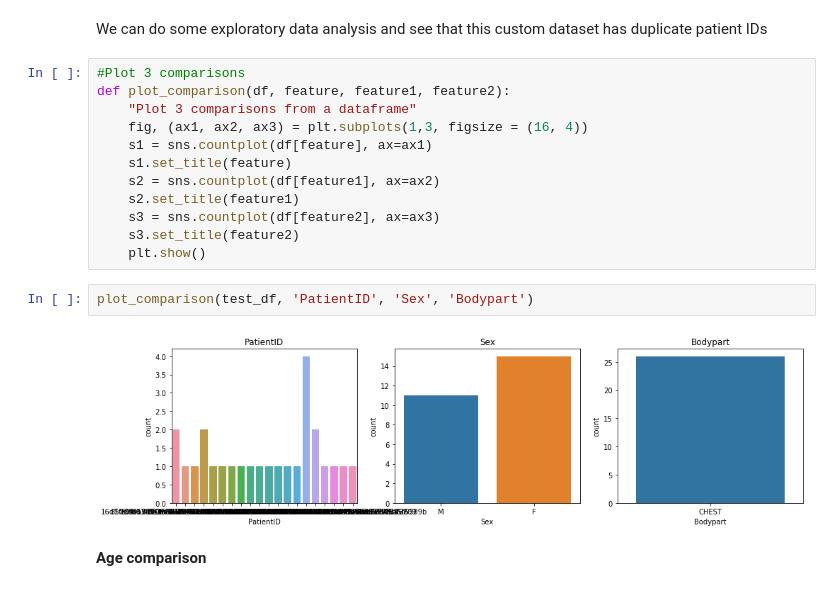
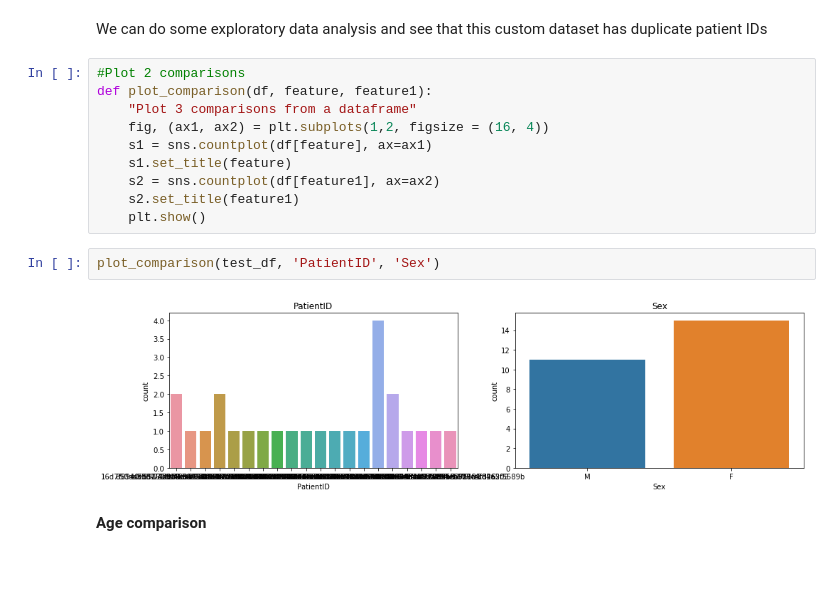
Before and after one commit to asvcode/MedicalImaging, a Jupyter notebook: _notebooks/2020-04-29-Starting-With-Medical-Imaging.ipynb, the cells around one changed output. Cells and saved outputs as stored; diff of their text form.

```diff
--- a/_notebooks/2020-04-29-Starting-With-Medical-Imaging.ipynb
+++ b/_notebooks/2020-04-29-Starting-With-Medical-Imaging.ipynb
@@ -124,21 +122,19 @@ test_df.head()
 # %% [markdown]
 We can do some exploratory data analysis and see that this custom dataset has duplicate patient IDs
 # %%
-#Plot 3 comparisons
-def plot_comparison(df, feature, feature1, feature2):
+#Plot 2 comparisons
+def plot_comparison(df, feature, feature1):
     "Plot 3 comparisons from a dataframe"
-    fig, (ax1, ax2, ax3) = plt.subplots(1,3, figsize = (16, 4))
+    fig, (ax1, ax2) = plt.subplots(1,2, figsize = (16, 4))
     s1 = sns.countplot(df[feature], ax=ax1)
     s1.set_title(feature)
     s2 = sns.countplot(df[feature1], ax=ax2)
     s2.set_title(feature1)
-    s3 = sns.countplot(df[feature2], ax=ax3)
-    s3.set_title(feature2)
     plt.show()
 # %%
-plot_comparison(test_df, 'PatientID', 'Sex', 'Bodypart')
+plot_comparison(test_df, 'PatientID', 'Sex')
 # %% [output]
-[figure, old version]
+[figure, new version]
 # %% [markdown]
 **Age comparison**
 # %%
```
Also changed, not shown: parts of 19 cells of this notebook, 1 other file.
